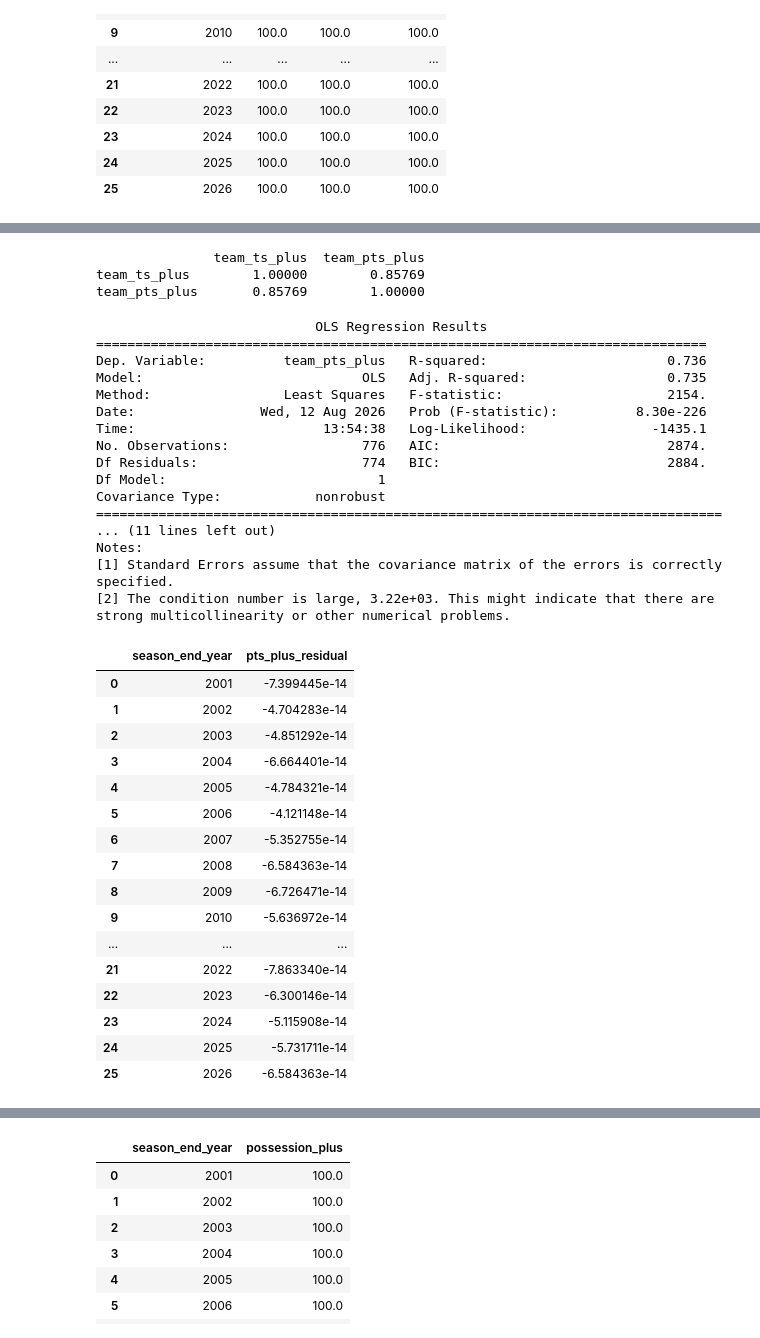
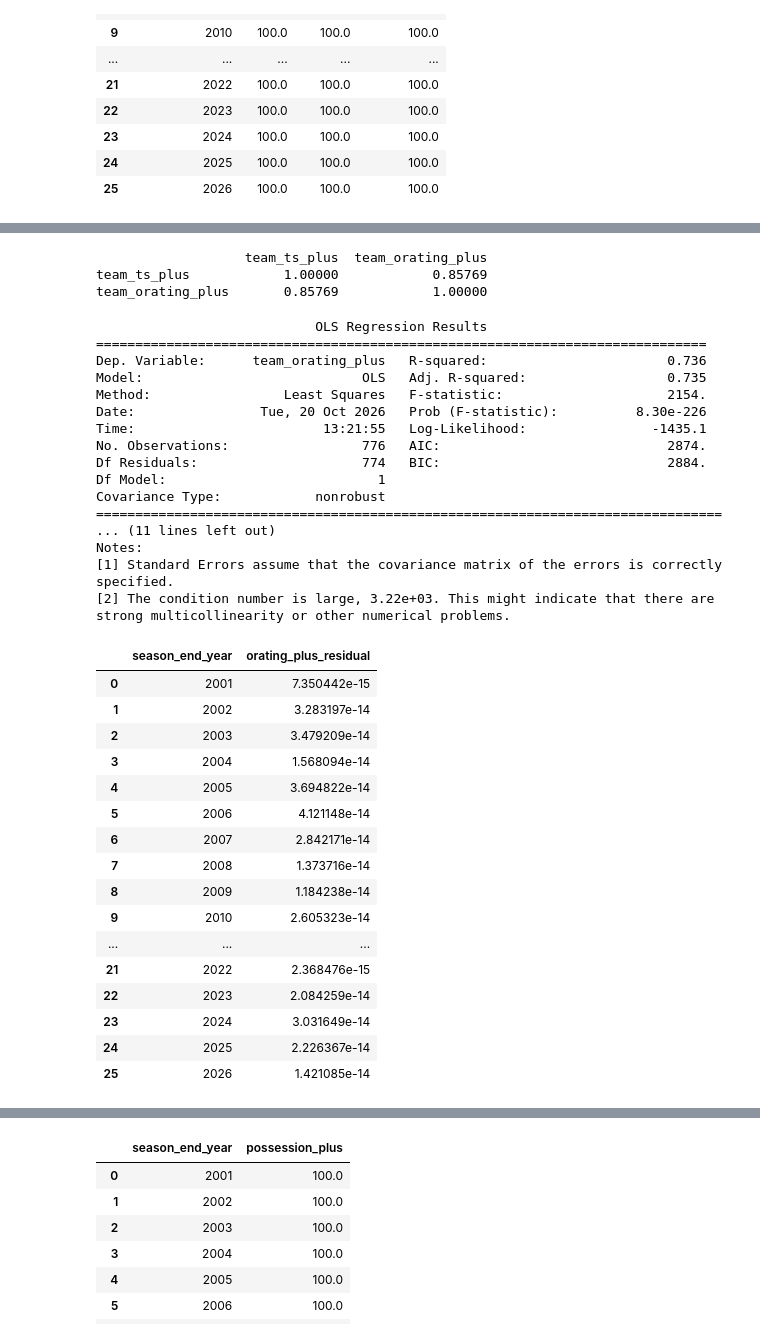
Before and after one commit to tmcewen66/baseline, a Jupyter notebook: team_scoring_plus_analysis.ipynb, the cells around one changed output, grey strips where cells are left out. Cells and saved outputs as stored; diff of their text form; code cells hidden in the pictures.

```diff
--- a/team_scoring_plus_analysis.ipynb
+++ b/team_scoring_plus_analysis.ipynb
@@ -166,23 +166,23 @@ team_profile_df
 # %%
-print(team_scoring_plus_df[['team_ts_plus', 'team_pts_plus']].corr())
+print(team_scoring_plus_df[['team_ts_plus', 'team_orating_plus']].corr())
 # %% [output]
-               team_ts_plus  team_pts_plus
-team_ts_plus        1.00000        0.85769
-team_pts_plus       0.85769        1.00000
+                   team_ts_plus  team_orating_plus
+team_ts_plus            1.00000            0.85769
+team_orating_plus       0.85769            1.00000
 # %%
 X = sm.add_constant(team_scoring_plus_df['team_ts_plus'])
-resid_model = sm.OLS(team_scoring_plus_df['team_pts_plus'], X).fit()
-team_scoring_plus_df['pts_plus_residual'] = resid_model.resid
+resid_model = sm.OLS(team_scoring_plus_df['team_orating_plus'], X).fit()
+team_scoring_plus_df['orating_plus_residual'] = resid_model.resid
 
 print(resid_model.summary())
 # %% [output]
                             OLS Regression Results
 ==============================================================================
-Dep. Variable:          team_pts_plus   R-squared:                       0.736
+Dep. Variable:      team_orating_plus   R-squared:                       0.736
 Model:                            OLS   Adj. R-squared:                  0.735
 Method:                 Least Squares   F-statistic:                     2154.
-Date:                Wed, 12 Aug 2026   Prob (F-statistic):          8.30e-226
-Time:                        13:54:38   Log-Likelihood:                -1435.1
+Date:                Tue, 20 Oct 2026   Prob (F-statistic):          8.30e-226
+Time:                        13:21:55   Log-Likelihood:                -1435.1
 No. Observations:                 776   AIC:                             2874.
 Df Residuals:                     774   BIC:                             2884.
 Df Model:                           1
@@ -194,24 +194,24 @@ Notes:
 [2] The condition number is large, 3.22e+03. This might indicate that there are
 strong multicollinearity or other numerical problems.
 # %%
-residual_means = team_scoring_plus_df.groupby('season_end_year')['pts_plus_residual'].mean().reset_index()
+residual_means = team_scoring_plus_df.groupby('season_end_year')['orating_plus_residual'].mean().reset_index()
 residual_means
 # %% [output]
-|  | season_end_year | pts_plus_residual |
-| 0 | 2001 | -7.399445e-14 |
-| 1 | 2002 | -4.704283e-14 |
-| 2 | 2003 | -4.851292e-14 |
-| 3 | 2004 | -6.664401e-14 |
-| 4 | 2005 | -4.784321e-14 |
-| 5 | 2006 | -4.121148e-14 |
-| 6 | 2007 | -5.352755e-14 |
-| 7 | 2008 | -6.584363e-14 |
-| 8 | 2009 | -6.726471e-14 |
-| 9 | 2010 | -5.636972e-14 |
+|  | season_end_year | orating_plus_residual |
+| 0 | 2001 | 7.350442e-15 |
+| 1 | 2002 | 3.283197e-14 |
+| 2 | 2003 | 3.479209e-14 |
+| 3 | 2004 | 1.568094e-14 |
+| 4 | 2005 | 3.694822e-14 |
+| 5 | 2006 | 4.121148e-14 |
+| 6 | 2007 | 2.842171e-14 |
+| 7 | 2008 | 1.373716e-14 |
+| 8 | 2009 | 1.184238e-14 |
+| 9 | 2010 | 2.605323e-14 |
 | ... | ... | ... |
-| 21 | 2022 | -7.863340e-14 |
-| 22 | 2023 | -6.300146e-14 |
-| 23 | 2024 | -5.115908e-14 |
-| 24 | 2025 | -5.731711e-14 |
-| 25 | 2026 | -6.584363e-14 |
+| 21 | 2022 | 2.368476e-15 |
+| 22 | 2023 | 2.084259e-14 |
+| 23 | 2024 | 3.031649e-14 |
+| 24 | 2025 | 2.226367e-14 |
+| 25 | 2026 | 1.421085e-14 |
 # %%
```
Also changed, not shown: parts of 10 cells of this notebook, 5 other files.
